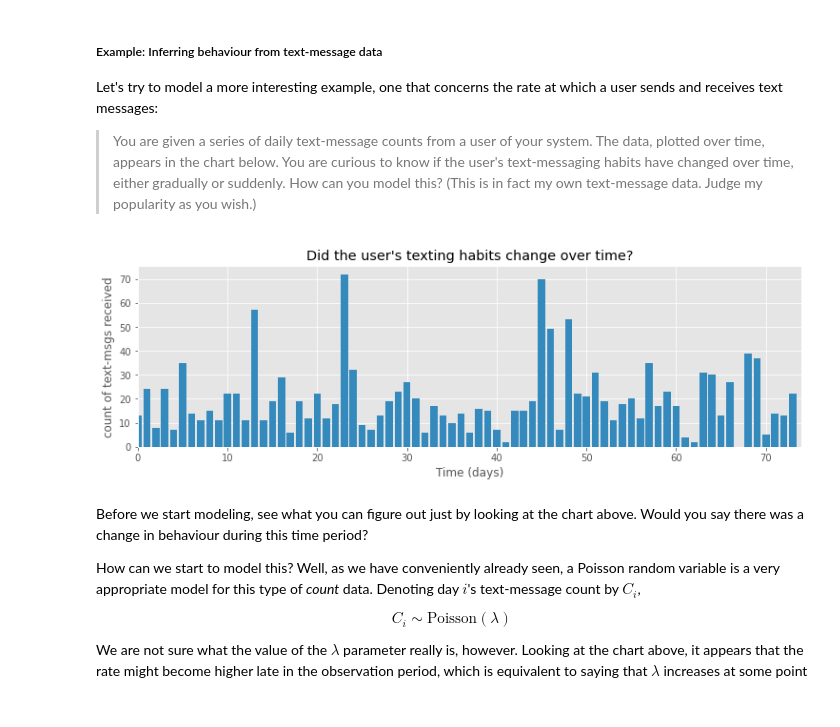
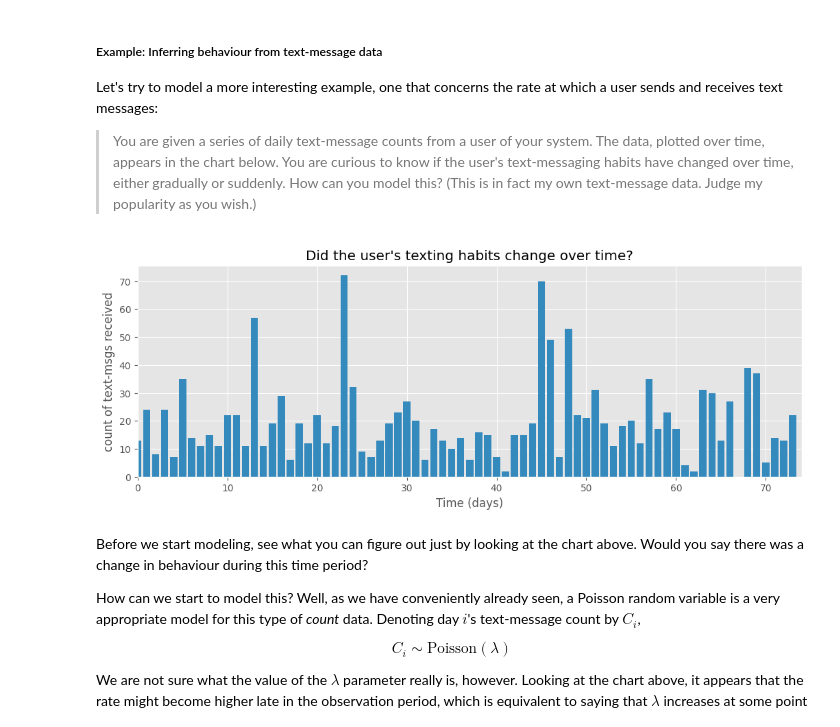
Before and after one commit to tranthanhbinh1/Probabilistic-Programming-and-Bayesian-Methods-for-Hackers, a Jupyter notebook: Chapter1_Introduction/Ch1_Introduction_PyMC_current.ipynb, the cells around one changed output. Cells and saved outputs as stored; diff of their text form; code cells hidden in the pictures.

```diff
--- a/Chapter1_Introduction/Ch1_Introduction_PyMC_current.ipynb
+++ b/Chapter1_Introduction/Ch1_Introduction_PyMC_current.ipynb
@@ -374,16 +375,16 @@ Let's try to model a more interesting example, one that concerns the rate at whi
 
 >  You are given a series of daily text-message counts from a user of your system. The data, plotted over time, appears in the chart below. You are curious to know if the user's text-messaging habits have changed over time, either gradually or suddenly. How can you model this? (This is in fact my own text-message data. Judge my popularity as you wish.)
 # %%
-figsize(12.5, 3.5)
+# figsize(12.5, 3.5)
 count_data = np.loadtxt("data/txtdata.csv")
 n_count_data = len(count_data)
 plt.bar(np.arange(n_count_data), count_data, color="#348ABD")
 plt.xlabel("Time (days)")
 plt.ylabel("count of text-msgs received")
 plt.title("Did the user's texting habits change over time?")
 plt.xlim(0, n_count_data);
 # %% [output]
-[figure, old version]
+[figure, new version]
 # %% [markdown]
 Before we start modeling, see what you can figure out just by looking at the chart above. Would you say there was a change in behaviour during this time period?
 
```
Also changed, not shown: parts of 10 cells of this notebook, 2 other files.
